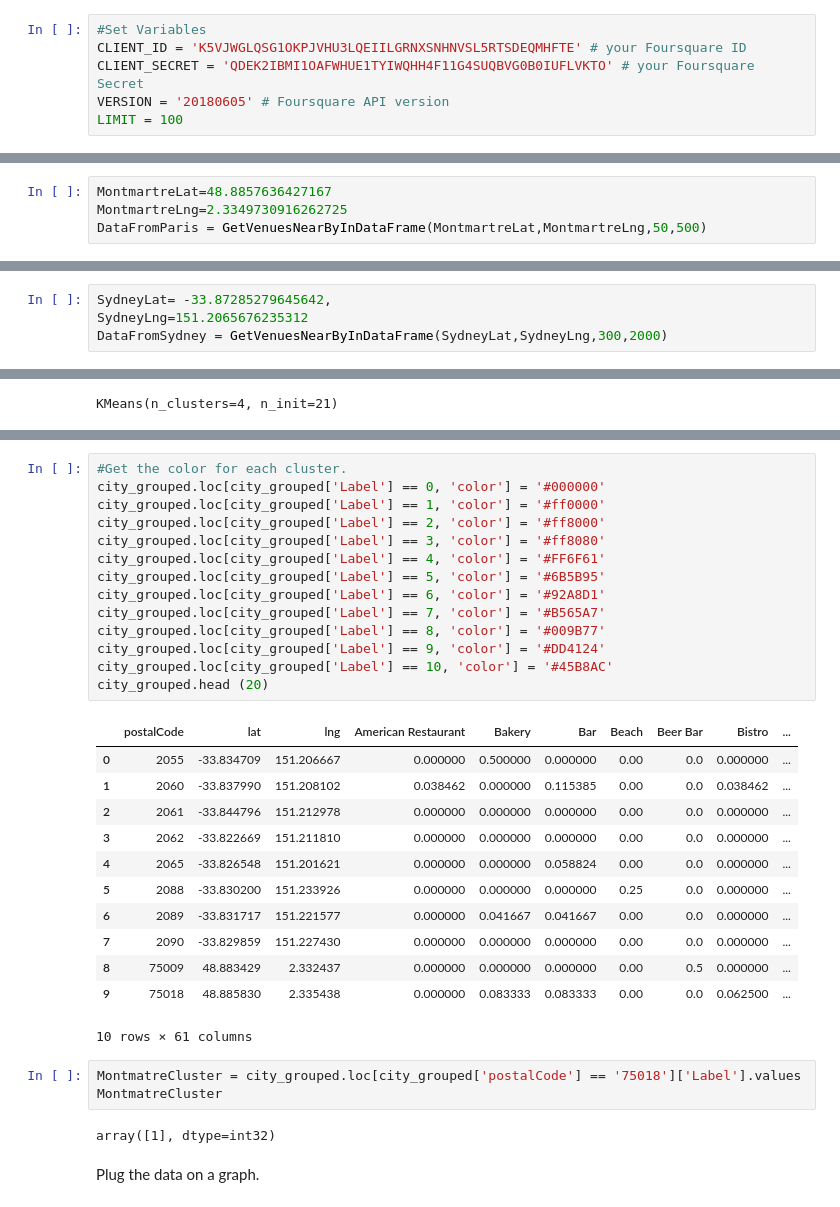
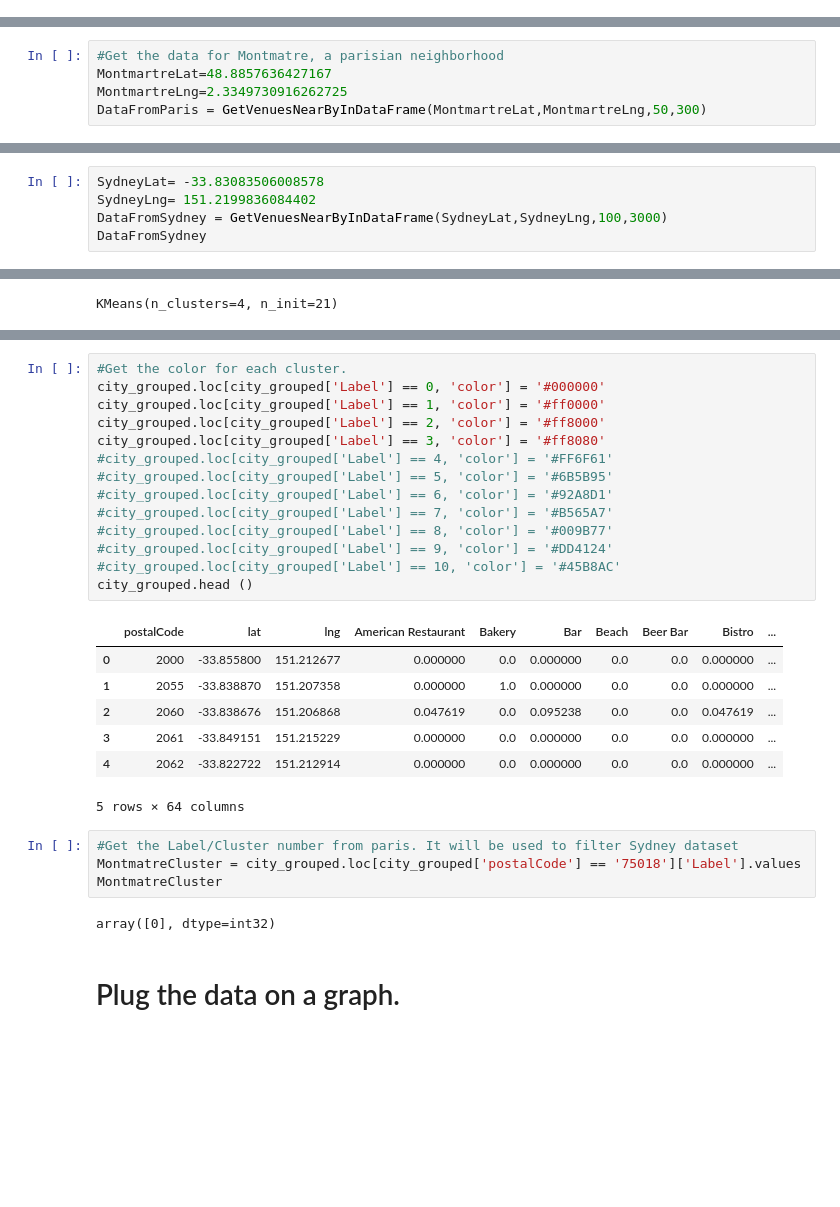
Before and after one commit to evapolini/Coursera_capstone, a Jupyter notebook: Capstone Assignment W5.ipynb, the cells around one changed output, grey strips where cells are left out. Cells and saved outputs as stored; diff of their text form; blank space fills up the shorter version.

```diff
--- a/Capstone Assignment W5.ipynb
+++ b/Capstone Assignment W5.ipynb
@@ -1,6 +0,0 @@
-# %%
-#Set Variables
-CLIENT_ID = 'K5VJWGLQSG1OKPJVHU3LQEIILGRNXSNHNVSL5RTSDEQMHFTE' # your Foursquare ID
-CLIENT_SECRET = 'QDEK2IBMI1OAFWHUE1TYIWQHH4F11G4SUQBVG0B0IUFLVKTO' # your Foursquare Secret
-VERSION = '20180605' # Foursquare API version
-LIMIT = 100
@@ -58,7 +63,8 @@ def GetVenuesNearByInDataFrame(Lat_param,Lng_param,Nb_max_venues,radius):
 
     return (nearby_venues )
 # %%
+#Get the data for Montmatre, a parisian neighborhood
 MontmartreLat=48.8857636427167
 MontmartreLng=2.3349730916262725
-DataFromParis = GetVenuesNearByInDataFrame(MontmartreLat,MontmartreLng,50,500)
+DataFromParis = GetVenuesNearByInDataFrame(MontmartreLat,MontmartreLng,50,300)
 # %% [output]
@@ -68,7 +90,8 @@ DataFromParis.shape
 # %% [output]
 (50, 6)
 # %%
-SydneyLat= -33.87285279645642,
-SydneyLng=151.2065676235312
-DataFromSydney = GetVenuesNearByInDataFrame(SydneyLat,SydneyLng,300,2000)
+SydneyLat= -33.83083506008578
+SydneyLng= 151.2199836084402
+DataFromSydney = GetVenuesNearByInDataFrame(SydneyLat,SydneyLng,100,3000)
+DataFromSydney
 # %% [output]
@@ -258,34 +211,30 @@ city_grouped
 # %%
 #Get the color for each cluster.
 city_grouped.loc[city_grouped['Label'] == 0, 'color'] = '#000000'
 city_grouped.loc[city_grouped['Label'] == 1, 'color'] = '#ff0000'
 city_grouped.loc[city_grouped['Label'] == 2, 'color'] = '#ff8000'
 city_grouped.loc[city_grouped['Label'] == 3, 'color'] = '#ff8080'
-city_grouped.loc[city_grouped['Label'] == 4, 'color'] = '#FF6F61'
-city_grouped.loc[city_grouped['Label'] == 5, 'color'] = '#6B5B95'
-city_grouped.loc[city_grouped['Label'] == 6, 'color'] = '#92A8D1'
-city_grouped.loc[city_grouped['Label'] == 7, 'color'] = '#B565A7'
-city_grouped.loc[city_grouped['Label'] == 8, 'color'] = '#009B77'
-city_grouped.loc[city_grouped['Label'] == 9, 'color'] = '#DD4124'
-city_grouped.loc[city_grouped['Label'] == 10, 'color'] = '#45B8AC'
-city_grouped.head (20)
+#city_grouped.loc[city_grouped['Label'] == 4, 'color'] = '#FF6F61'
+#city_grouped.loc[city_grouped['Label'] == 5, 'color'] = '#6B5B95'
+#city_grouped.loc[city_grouped['Label'] == 6, 'color'] = '#92A8D1'
+#city_grouped.loc[city_grouped['Label'] == 7, 'color'] = '#B565A7'
+#city_grouped.loc[city_grouped['Label'] == 8, 'color'] = '#009B77'
+#city_grouped.loc[city_grouped['Label'] == 9, 'color'] = '#DD4124'
+#city_grouped.loc[city_grouped['Label'] == 10, 'color'] = '#45B8AC'
+city_grouped.head ()
 # %% [output]
 |  | postalCode | lat | lng | American Restaurant | Bakery | Bar | Beach | Beer Bar | Bistro | ... |
-| 0 | 2055 | -33.834709 | 151.206667 | 0.000000 | 0.500000 | 0.000000 | 0.00 | 0.0 | 0.000000 | ... |
-| 1 | 2060 | -33.837990 | 151.208102 | 0.038462 | 0.000000 | 0.115385 | 0.00 | 0.0 | 0.038462 | ... |
-| 2 | 2061 | -33.844796 | 151.212978 | 0.000000 | 0.000000 | 0.000000 | 0.00 | 0.0 | 0.000000 | ... |
-| 3 | 2062 | -33.822669 | 151.211810 | 0.000000 | 0.000000 | 0.000000 | 0.00 | 0.0 | 0.000000 | ... |
-| 4 | 2065 | -33.826548 | 151.201621 | 0.000000 | 0.000000 | 0.058824 | 0.00 | 0.0 | 0.000000 | ... |
-| 5 | 2088 | -33.830200 | 151.233926 | 0.000000 | 0.000000 | 0.000000 | 0.25 | 0.0 | 0.000000 | ... |
-| 6 | 2089 | -33.831717 | 151.221577 | 0.000000 | 0.041667 | 0.041667 | 0.00 | 0.0 | 0.000000 | ... |
-| 7 | 2090 | -33.829859 | 151.227430 | 0.000000 | 0.000000 | 0.000000 | 0.00 | 0.0 | 0.000000 | ... |
-| 8 | 75009 | 48.883429 | 2.332437 | 0.000000 | 0.000000 | 0.000000 | 0.00 | 0.5 | 0.000000 | ... |
-| 9 | 75018 | 48.885830 | 2.335438 | 0.000000 | 0.083333 | 0.083333 | 0.00 | 0.0 | 0.062500 | ... |
+| 0 | 2000 | -33.855800 | 151.212677 | 0.000000 | 0.0 | 0.000000 | 0.0 | 0.0 | 0.000000 | ... |
+| 1 | 2055 | -33.838870 | 151.207358 | 0.000000 | 1.0 | 0.000000 | 0.0 | 0.0 | 0.000000 | ... |
+| 2 | 2060 | -33.838676 | 151.206868 | 0.047619 | 0.0 | 0.095238 | 0.0 | 0.0 | 0.047619 | ... |
+| 3 | 2061 | -33.849151 | 151.215229 | 0.000000 | 0.0 | 0.000000 | 0.0 | 0.0 | 0.000000 | ... |
+| 4 | 2062 | -33.822722 | 151.212914 | 0.000000 | 0.0 | 0.000000 | 0.0 | 0.0 | 0.000000 | ... |
-10 rows × 61 columns
+5 rows × 64 columns
 # %%
+#Get the Label/Cluster number from paris. It will be used to filter Sydney dataset
 MontmatreCluster = city_grouped.loc[city_grouped['postalCode'] == '75018']['Label'].values
 MontmatreCluster
 # %% [output]
-array([1], dtype=int32)
+array([0], dtype=int32)
 # %% [markdown]
-Plug the data on a graph.
+<H1>Plug the data on a graph.</h1>
```
Also changed, not shown: parts of 38 cells of this notebook.
